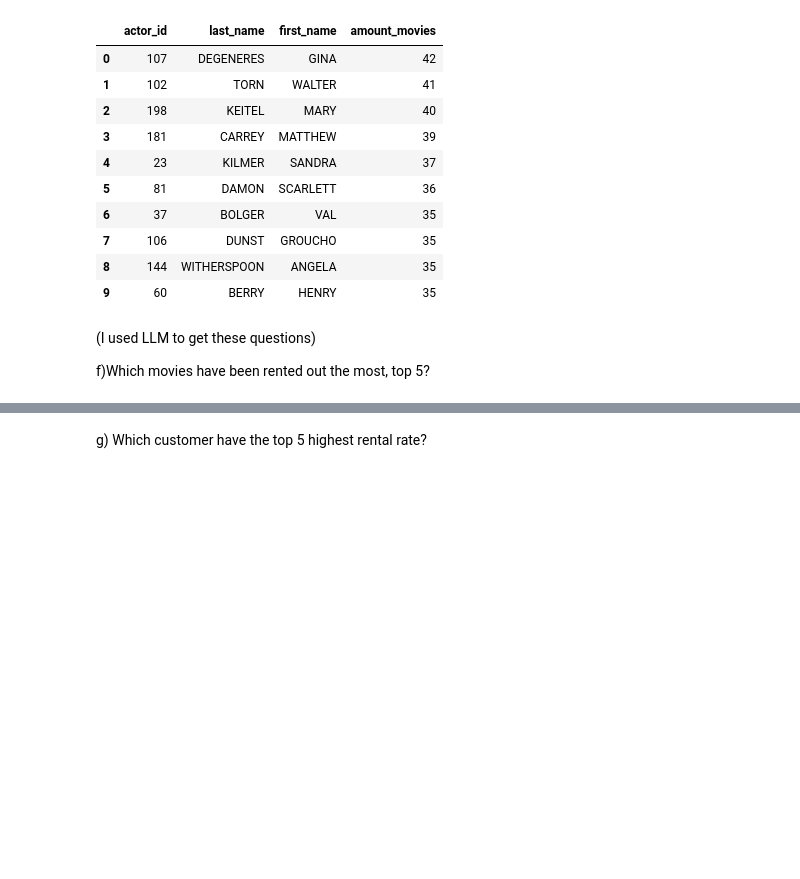
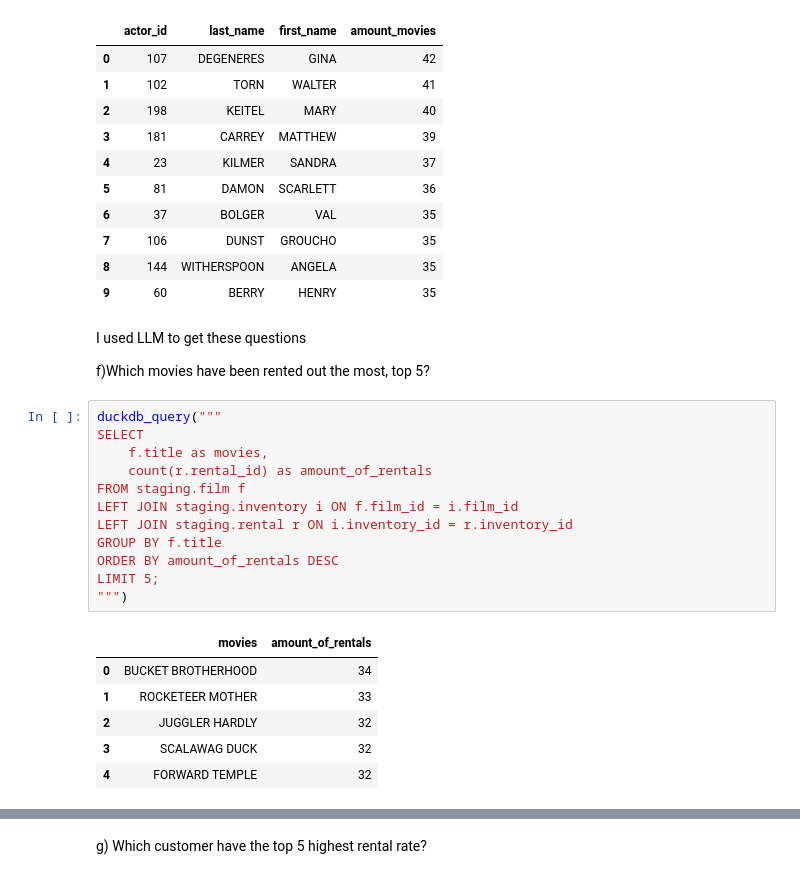
Before and after one commit to aliciagez/sakila_lab_alicia_gezelius, a Jupyter notebook: sakila_querie.ipynb, the cells around one changed output, grey strips where cells are left out. Cells and saved outputs as stored; diff of their text form; blank space fills up the shorter version.

```diff
--- a/sakila_querie.ipynb
+++ b/sakila_querie.ipynb
@@ -147,9 +145,28 @@ LIMIT 10;
 | 8 | 144 | WITHERSPOON | ANGELA | 35 |
 | 9 | 60 | BERRY | HENRY | 35 |
 # %% [markdown]
-(I used LLM to get these questions)
+I used LLM to get these questions
 
 f)Which movies have been rented out the most, top 5?
+# %%
+duckdb_query("""
+SELECT
+    f.title as movies,
+    count(r.rental_id) as amount_of_rentals
+FROM staging.film f
+LEFT JOIN staging.inventory i ON f.film_id = i.film_id
+LEFT JOIN staging.rental r ON i.inventory_id = r.inventory_id
+GROUP BY f.title
+ORDER BY amount_of_rentals DESC
+LIMIT 5;
+""")
+# %% [output]
+|  | movies | amount_of_rentals |
+| 0 | BUCKET BROTHERHOOD | 34 |
+| 1 | ROCKETEER MOTHER | 33 |
+| 2 | JUGGLER HARDLY | 32 |
+| 3 | SCALAWAG DUCK | 32 |
+| 4 | FORWARD TEMPLE | 32 |
 # %%
 duckdb_query("""
 SELECT
```
Also changed, not shown: parts of 10 cells of this notebook.
